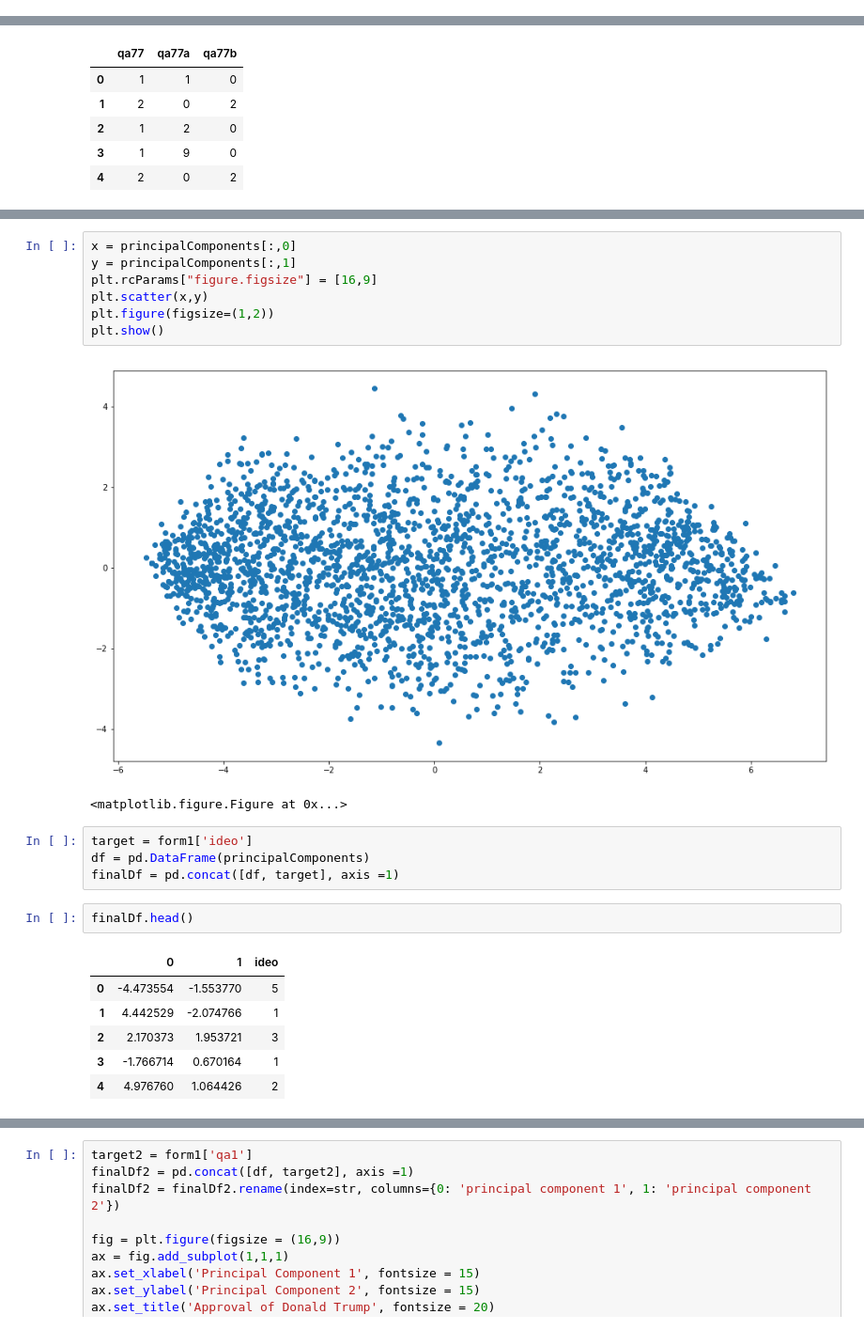
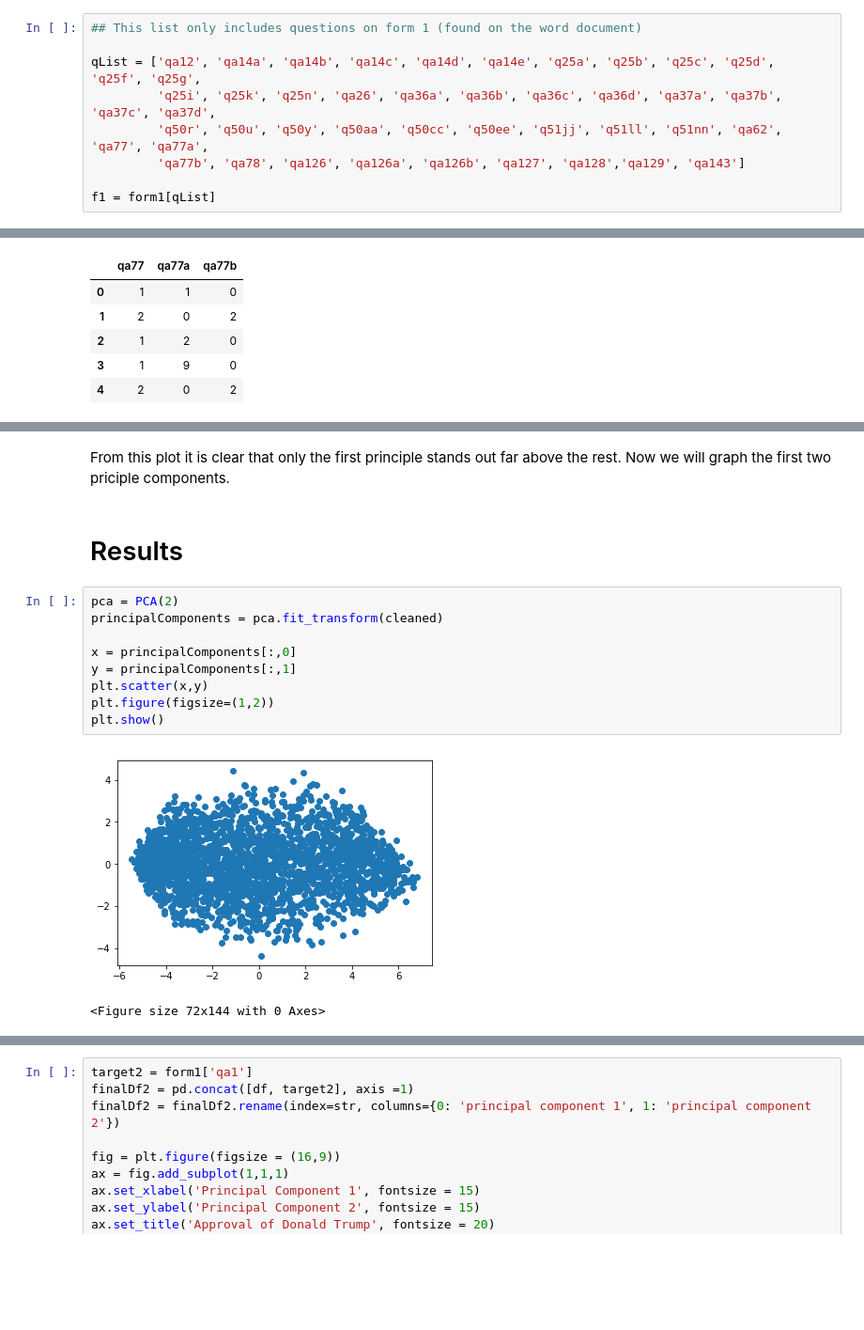
Before and after one commit to taylor-rao/unsupervised, a Jupyter notebook: unsupervised.ipynb, the cells around one changed output, grey strips where cells are left out. Shown at 94% size. Cells and saved outputs as stored; diff of their text form; blank space fills up the shorter version.

```diff
--- a/unsupervised.ipynb
+++ b/unsupervised.ipynb
@@ -203,0 +63,9 @@ f1.head()
+# %%
+## This list only includes questions on form 1 (found on the word document)
+
+qList = ['qa12', 'qa14a', 'qa14b', 'qa14c', 'qa14d', 'qa14e', 'q25a', 'q25b', 'q25c', 'q25d', 'q25f', 'q25g',
+         'q25i', 'q25k', 'q25n', 'qa26', 'qa36a', 'qa36b', 'qa36c', 'qa36d', 'qa37a', 'qa37b', 'qa37c', 'qa37d',
+         'q50r', 'q50u', 'q50y', 'q50aa', 'q50cc', 'q50ee', 'q51jj', 'q51ll', 'q51nn', 'qa62', 'qa77', 'qa77a',
+         'qa77b', 'qa78', 'qa126', 'qa126a', 'qa126b', 'qa127', 'qa128','qa129', 'qa143']
+
+f1 = form1[qList]
@@ -349,23 +201,16 @@ plt.show()
+# %% [markdown]
+From this plot it is clear that only the first principle stands out far above the rest. Now we will graph the first two priciple components.
+# %% [markdown]
+# Results
 # %%
+pca = PCA(2)
+principalComponents = pca.fit_transform(cleaned)
+
 x = principalComponents[:,0]
 y = principalComponents[:,1]
-plt.rcParams["figure.figsize"] = [16,9]
 plt.scatter(x,y)
 plt.figure(figsize=(1,2))
 plt.show()
 # %% [output]
-[figure, old version]
+[figure, new version]
-<matplotlib.figure.Figure at 0x...>
+<Figure size 72x144 with 0 Axes>
-# %%
-target = form1['ideo']
-df = pd.DataFrame(principalComponents)
-finalDf = pd.concat([df, target], axis =1)
-# %%
-finalDf.head()
-# %% [output]
-|  | 0 | 1 | ideo |
-| 0 | -4.473554 | -1.553770 | 5 |
-| 1 | 4.442529 | -2.074766 | 1 |
-| 2 | 2.170373 | 1.953721 | 3 |
-| 3 | -1.766714 | 0.670164 | 1 |
-| 4 | 4.976760 | 1.064426 | 2 |
```
Also changed, not shown: parts of 42 cells of this notebook.
